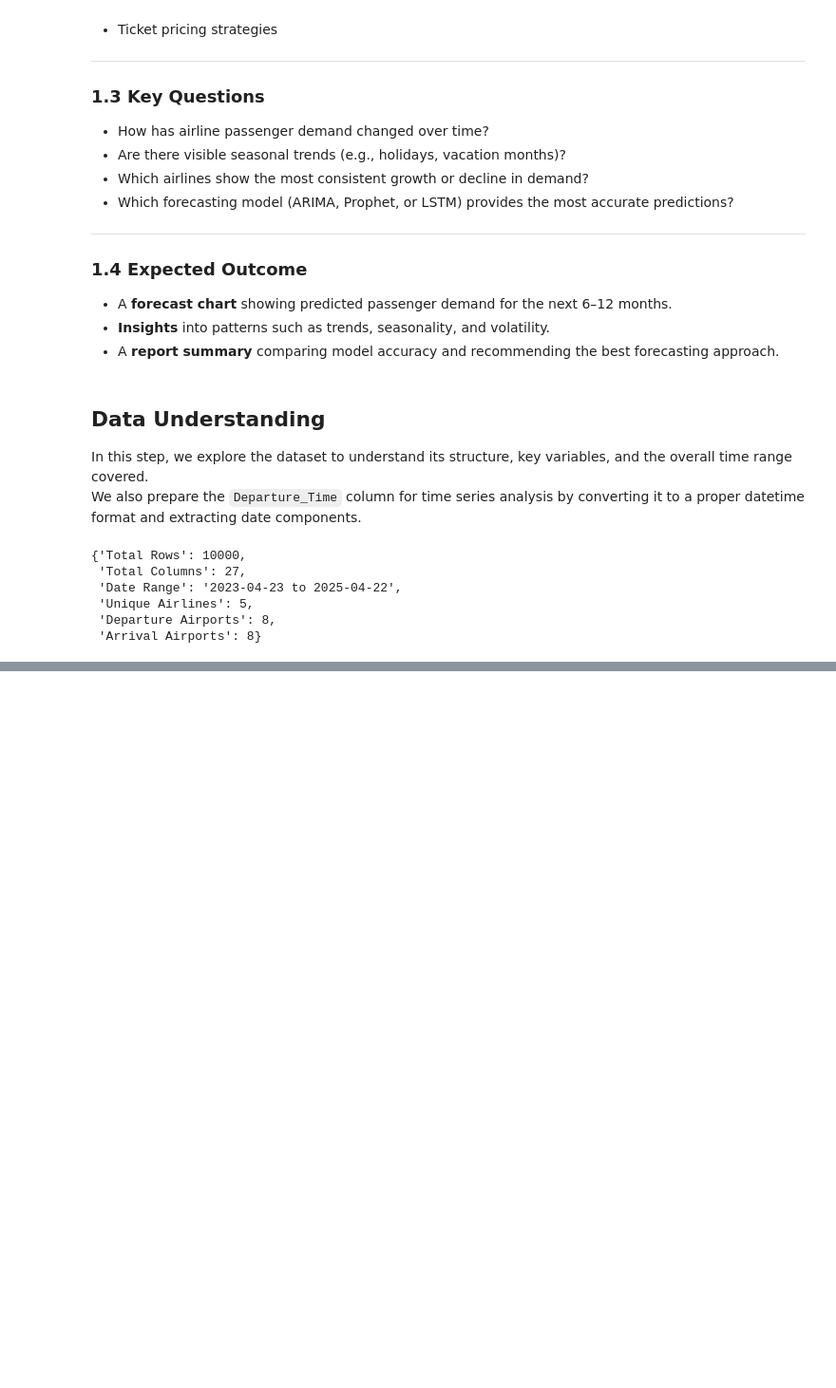
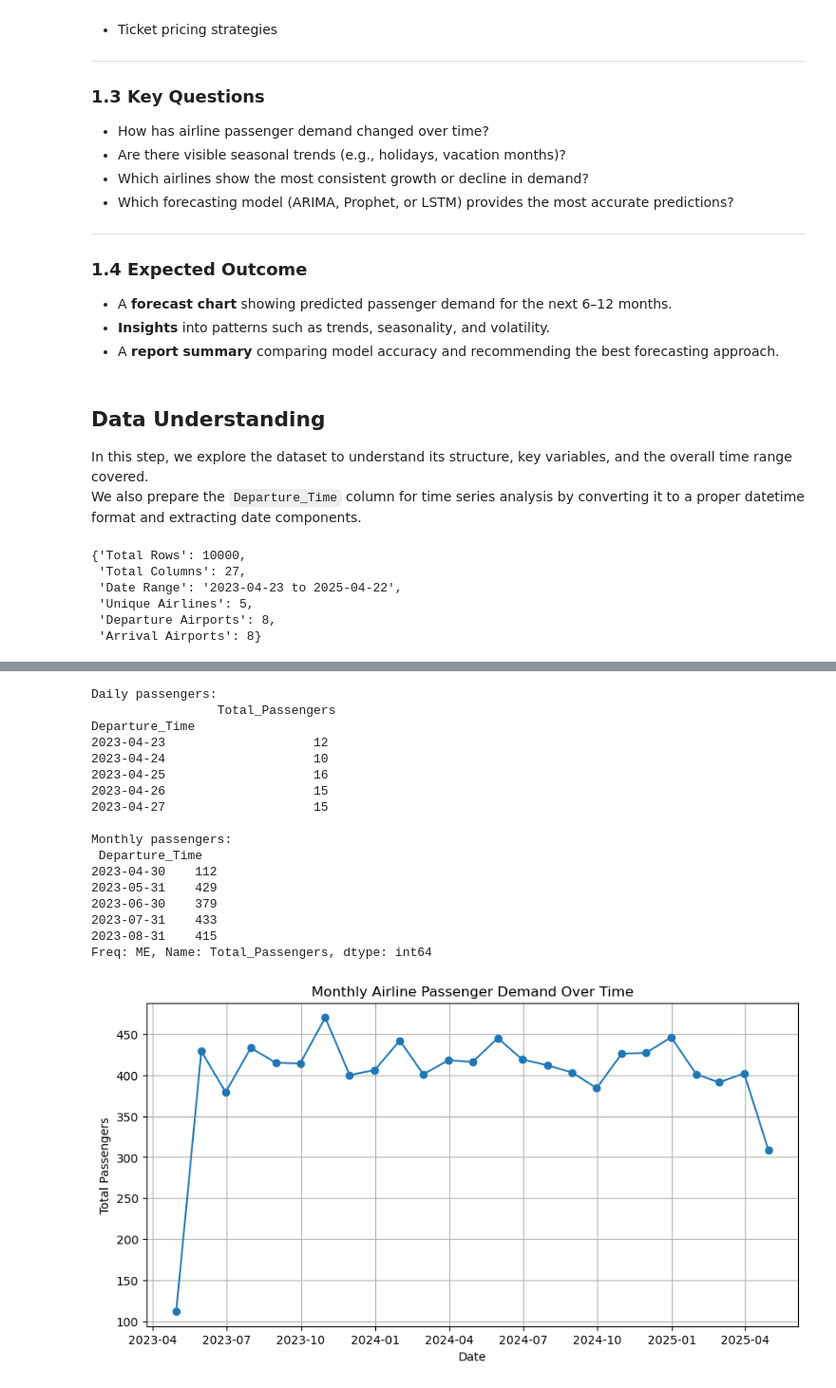
Before and after one commit to LinetLydia/Airline-Passenger-Demand-Forecasting, a Jupyter notebook: Airline_forecasting.ipynb, the cells around one changed output, grey strips where cells are left out. Shown at 95% size. Drawn from its saved outputs; the diff is of its cells as text; code cells hidden in the pictures; blank space fills up the shorter version.

Commit message:
Data Preparation

```diff
--- a/Airline_forecasting.ipynb
+++ b/Airline_forecasting.ipynb
@@ -70,0 +80,57 @@ overview
+# %%
+# Step 3: Data Preparation
+
+import pandas as pd
+import matplotlib.pyplot as plt
+
+# Ensure Departure_Time is in datetime format
+df['Departure_Time'] = pd.to_datetime(df['Departure_Time'])
+
+# Create a daily passenger count (assuming each Passenger_ID = one passenger)
+daily_passengers = (
+    df.groupby(df['Departure_Time'].dt.date)
+    .agg({'Passenger_ID': 'count'})
+    .rename(columns={'Passenger_ID': 'Total_Passengers'})
+    .reset_index()
+)
+
+# Convert 'Departure_Time' to datetime for plotting and resampling
+daily_passengers['Departure_Time'] = pd.to_datetime(daily_passengers['Departure_Time'])
+
+# Set as time series index
+daily_passengers.set_index('Departure_Time', inplace=True)
+
+# Resample to get monthly totals
+monthly_passengers = daily_passengers['Total_Passengers'].resample('M').sum()
+
+# Preview data
+print("Daily passengers:\n", daily_passengers.head())
+print("\nMonthly passengers:\n", monthly_passengers.head())
+
+# Plot passenger trends
+plt.figure(figsize=(10,5))
+plt.plot(monthly_passengers, marker='o')
+plt.title("Monthly Airline Passenger Demand Over Time")
+plt.xlabel("Date")
+plt.ylabel("Total Passengers")
+plt.grid(True)
+plt.show()
+# %% [output]
+Daily passengers:
+                 Total_Passengers
+Departure_Time
+2023-04-23                    12
+2023-04-24                    10
+2023-04-25                    16
+2023-04-26                    15
+2023-04-27                    15
+
+Monthly passengers:
+ Departure_Time
+2023-04-30    112
+2023-05-31    429
+2023-06-30    379
+2023-07-31    433
+2023-08-31    415
+Freq: ME, Name: Total_Passengers, dtype: int64
+[figure, added]
```
Also changed, not shown: parts of 1 cell of this notebook.
